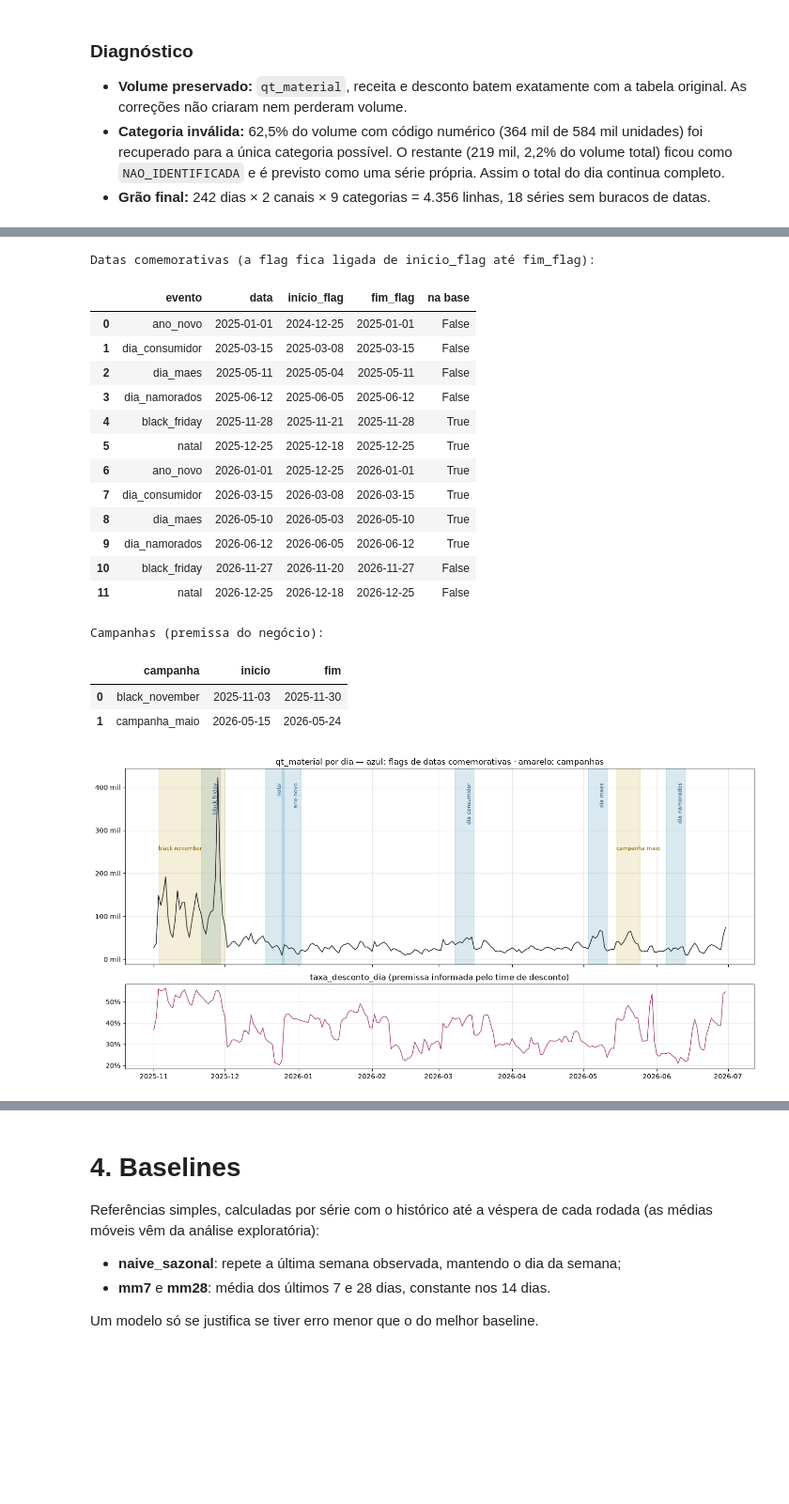
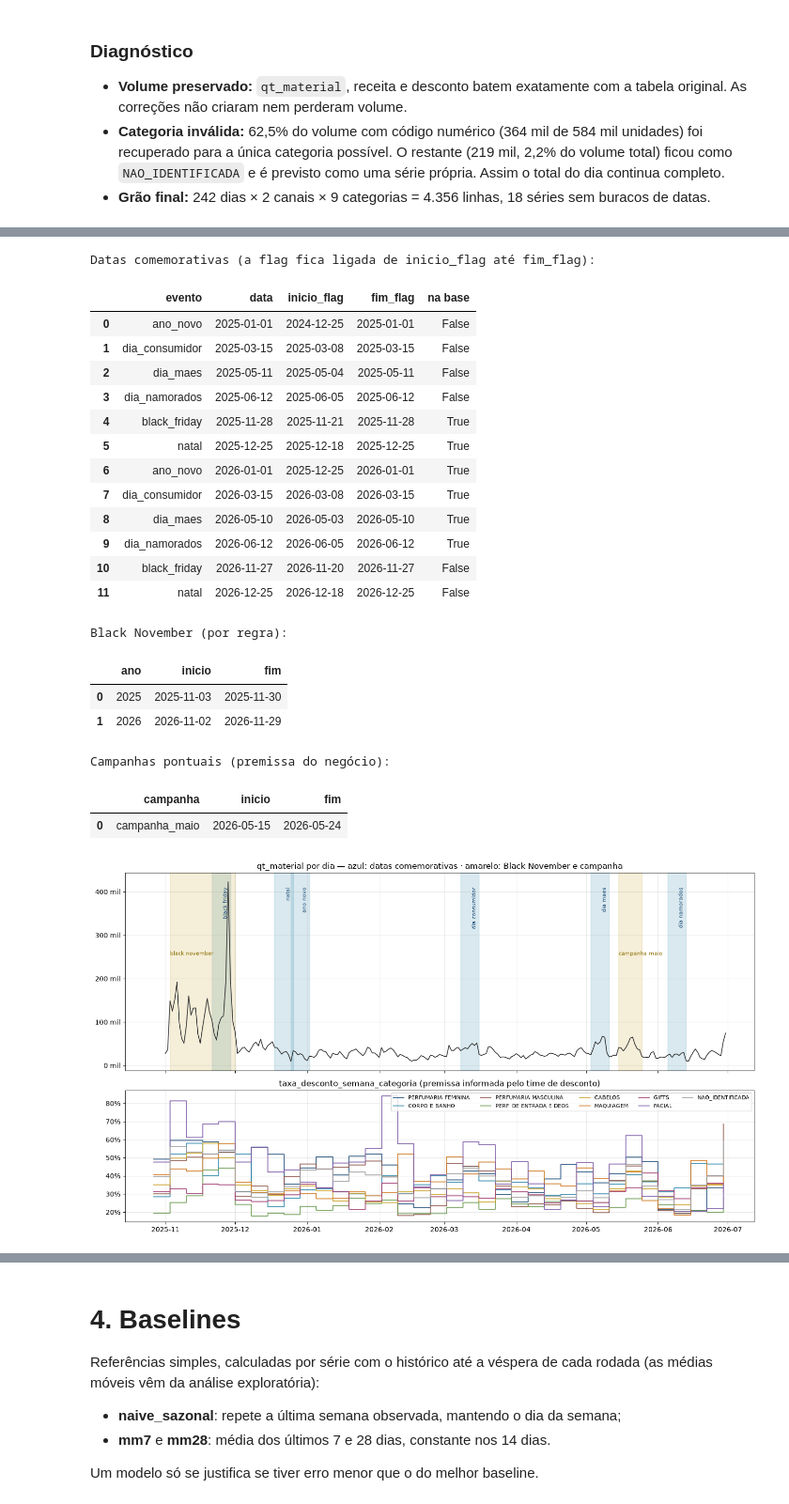
Before and after one commit to guisoares10/Projeto-GB, a Jupyter notebook: notebooks/modelo_machine_learning.ipynb, the cells around one changed output, grey strips where cells are left out. Shown at 94% size. Cells and saved outputs as stored; diff of their text form; code cells hidden in the pictures; blank space fills up the shorter version.

```diff
--- a/notebooks/modelo_machine_learning.ipynb
+++ b/notebooks/modelo_machine_learning.ipynb
@@ -172,5 +175,7 @@ ficou como NAO_IDENTIFICADA:        219,111 (2.2% do volume total)
 # %%
-from gb_ml.features import CAMPANHAS, COLUNAS_EVENTO, HORIZONTE, montar_features, tabela_eventos
+from gb_ml.features import (
+    CAMPANHAS, COLUNA_DESCONTO, montar_features, periodo_black_november, tabela_eventos,
+)
 
 df = montar_features(base)
 
@@ -178,7 +183,13 @@ eventos = tabela_eventos([2025, 2026])
 eventos["na base"] = eventos["data"].between(START_DATE, END_DATE)
 print("Datas comemorativas (a flag fica ligada de inicio_flag até fim_flag):")
 display(eventos.sort_values("data").reset_index(drop=True))
-print("Campanhas (premissa do negócio):")
+
+black_november = pd.DataFrame(
+    [(ano, *periodo_black_november(ano)) for ano in [2025, 2026]], columns=["ano", "inicio", "fim"]
+)
+print("Black November (por regra):")
+display(black_november)
+print("Campanhas pontuais (premissa do negócio):")
 display(pd.DataFrame(CAMPANHAS, columns=["campanha", "inicio", "fim"]))
 # %% [output]
 Datas comemorativas (a flag fica ligada de inicio_flag até fim_flag):
@@ -195,35 +206,49 @@ Datas comemorativas (a flag fica ligada de inicio_flag até fim_flag):
 | 9 | dia_namorados | 2026-06-12 | 2026-06-05 | 2026-06-12 | True |
 | 10 | black_friday | 2026-11-27 | 2026-11-20 | 2026-11-27 | False |
 | 11 | natal | 2026-12-25 | 2026-12-18 | 2026-12-25 | False |
-Campanhas (premissa do negócio):
+Black November (por regra):
-|  | campanha | inicio | fim |
-| 0 | black_november | 2025-11-03 | 2025-11-30 |
-| 1 | campanha_maio | 2026-05-15 | 2026-05-24 |
+|  | ano | inicio | fim |
+| 0 | 2025 | 2025-11-03 | 2025-11-30 |
+| 1 | 2026 | 2026-11-02 | 2026-11-29 |
+Campanhas pontuais (premissa do negócio):
+|  | campanha | inicio | fim |
+| 0 | campanha_maio | 2026-05-15 | 2026-05-24 |
 # %%
-total_dia = df.groupby("data").agg(qt_material=("qt_material", "sum"), taxa_desconto_dia=("taxa_desconto_dia", "first"))
+total_dia = df.groupby("data")["qt_material"].sum()
+desconto_semana = (
+    df.groupby([df["data"].dt.to_period("W-SUN").dt.start_time, "des_categoria_material"])[COLUNA_DESCONTO]
+    .first().unstack()
+)
+categorias = df.groupby("des_categoria_material")["qt_material"].sum().sort_values(ascending=False).index
+paleta = ["#1f4e79", "#2e86ab", "#8c564b", "#6a994e", "#c9a227", "#d17a22", "#a23b72", "#7d5ba6", "#9e9e9e"]
 
-fig, (ax1, ax2) = plt.subplots(2, 1, figsize=(14, 7), sharex=True, gridspec_kw={"height_ratios": [3, 1.3]})
-ax1.plot(total_dia.index, total_dia["qt_material"], color=COR_REAL, lw=1.2)
+fig, (ax1, ax2) = plt.subplots(2, 1, figsize=(14, 8), sharex=True, gridspec_kw={"height_ratios": [3, 2]})
+ax1.plot(total_dia.index, total_dia, color=COR_REAL, lw=1.2)
+topo = total_dia.max()
 for _, ev in eventos[eventos["na base"]].iterrows():
     ax1.axvspan(ev["inicio_flag"], ev["fim_flag"] + pd.Timedelta(days=1), color="#2e86ab", alpha=0.18)
-    ax1.text(ev["data"], total_dia["qt_material"].max() * 0.97, ev["evento"].replace("_", " "),
+    ax1.text(ev["data"], topo * 0.97, ev["evento"].replace("_", " "),
              rotation=90, va="top", ha="right", fontsize=8, color="#1f4e79")
-for nome, inicio, fim in CAMPANHAS:
+periodos = [("black november", *periodo_black_november(2025))] + [
+    (nome.replace("_", " "), inicio, fim) for nome, inicio, fim in CAMPANHAS
+]
+for nome, inicio, fim in periodos:
     ax1.axvspan(pd.Timestamp(inicio), pd.Timestamp(fim) + pd.Timedelta(days=1), color="#c9a227", alpha=0.18)
-    ax1.text(pd.Timestamp(inicio), total_dia["qt_material"].max() * 0.6, nome.replace("_", " "),
-             fontsize=8, color="#8a6d00")
-ax1.set_title("qt_material por dia — azul: flags de datas comemorativas · amarelo: campanhas")
+    ax1.text(pd.Timestamp(inicio), topo * 0.6, nome, fontsize=8, color="#8a6d00")
+ax1.set_title("qt_material por dia — azul: datas comemorativas · amarelo: Black November e campanha")
 ax1.yaxis.set_major_formatter(lambda v, _: f"{v / 1000:,.0f} mil")
 ax1.grid(alpha=0.3)
 
-ax2.plot(total_dia.index, total_dia["taxa_desconto_dia"], color="#a23b72", lw=1)
-ax2.set_title("taxa_desconto_dia (premissa informada pelo time de desconto)")
+for categoria, cor in zip(categorias, paleta):
+    ax2.step(desconto_semana.index, desconto_semana[categoria], where="post", color=cor, lw=1.2, label=categoria)
+ax2.set_title("taxa_desconto_semana_categoria (premissa informada pelo time de desconto)")
 ax2.yaxis.set_major_formatter(lambda v, _: f"{v:.0%}")
+ax2.legend(ncol=5, fontsize=8, loc="upper right")
 ax2.grid(alpha=0.3)
 plt.tight_layout()
 plt.show()
 # %% [output]
-[figure, old version]
+[figure, new version]
 # %% [markdown]
 ### Diagnóstico
 
```
Also changed, not shown: parts of 79 cells of this notebook, 7 other files.
